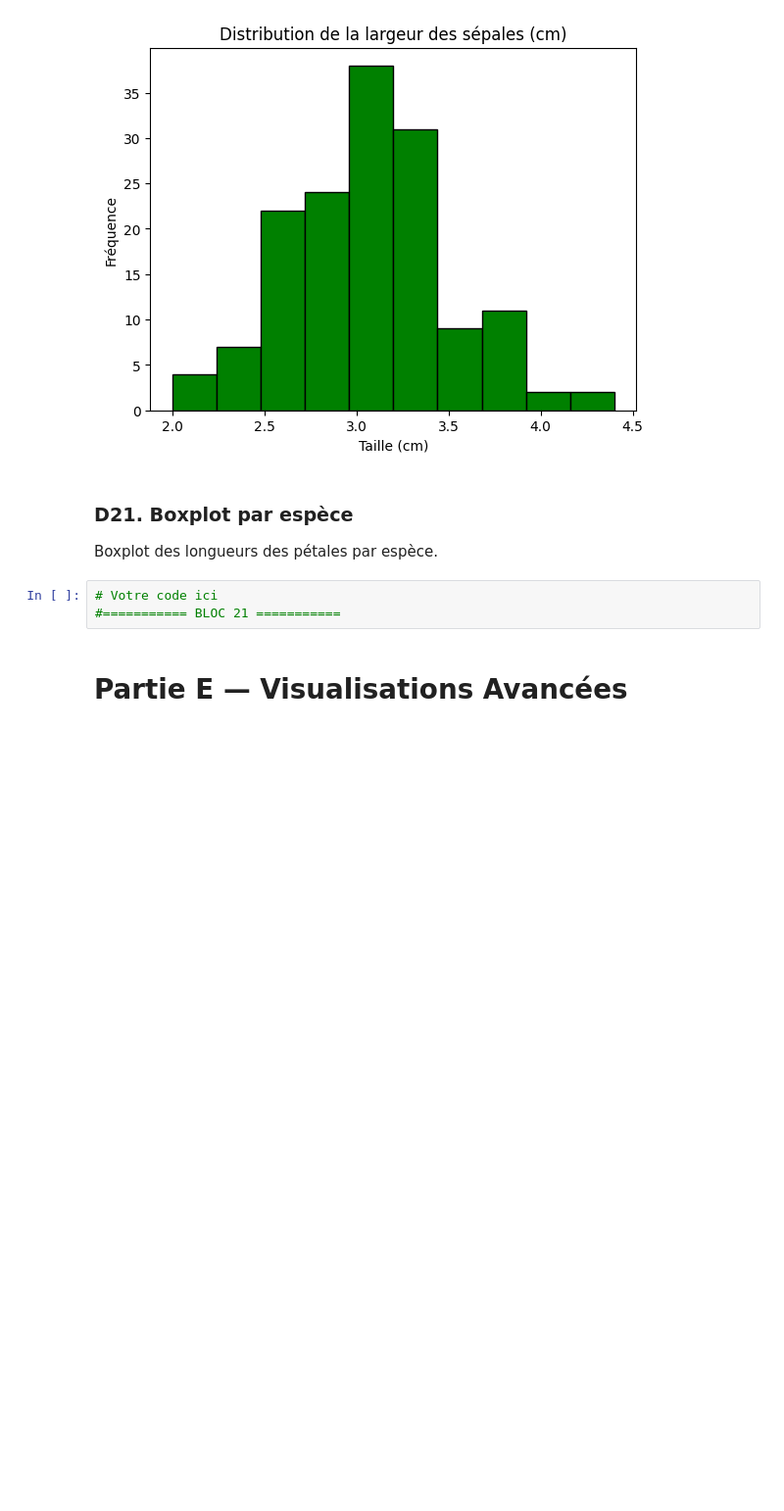
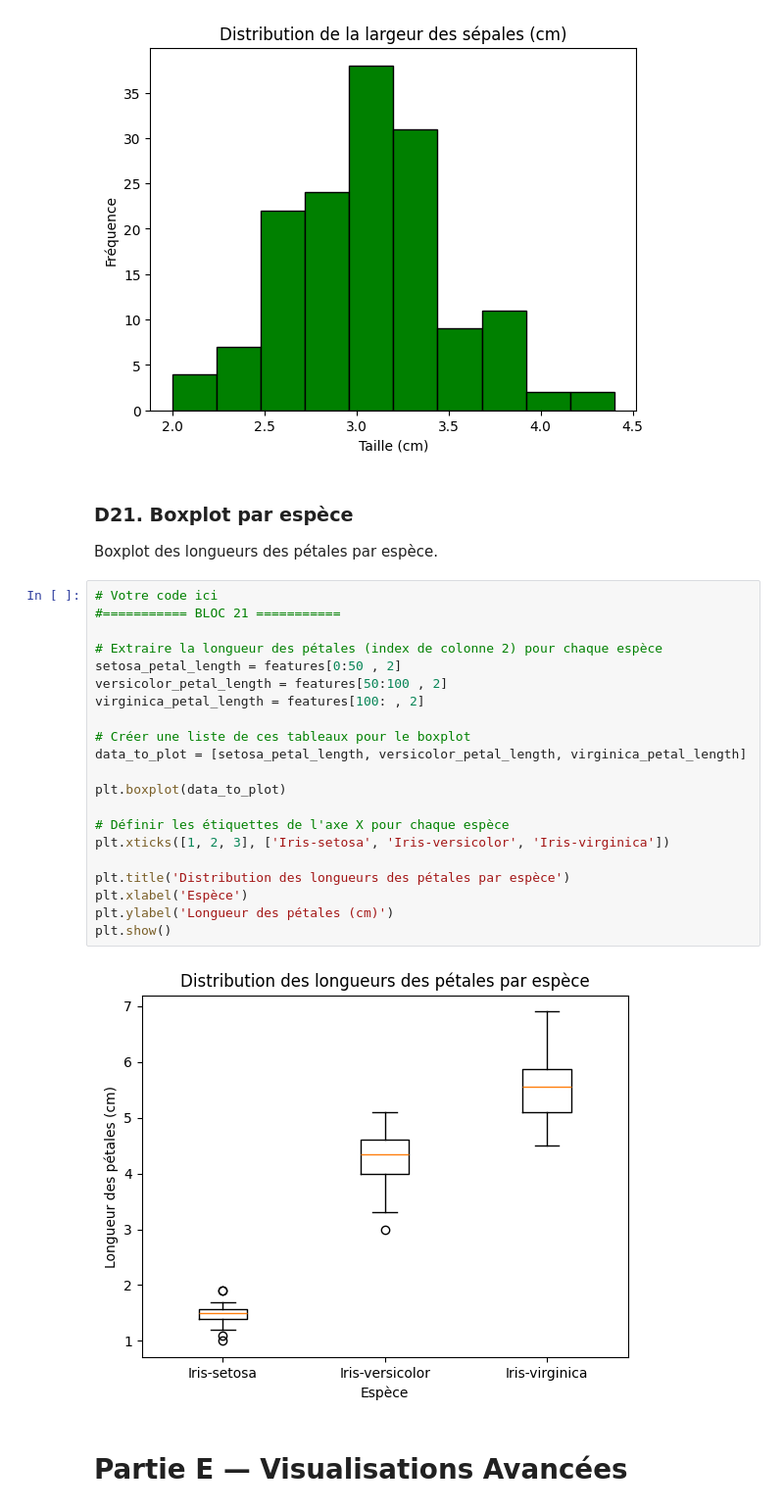
Before and after one commit to USMS-FPK-IA-GI-2025/controle-01-numpy-and-matplotlib-iris-Anam-Ayoub, a Jupyter notebook: notebooks/controle_numpy_matplotlib.ipynb, the cells around one changed output. Shown at 98% size. Cells and saved outputs as stored; diff of their text form; blank space fills up the shorter version.

Commit message:
BLOC 21 done (colab)

```diff
--- a/notebooks/controle_numpy_matplotlib.ipynb
+++ b/notebooks/controle_numpy_matplotlib.ipynb
@@ -376,9 +376,29 @@ plt.show()
 # %% [markdown]
 ### **D21. Boxplot par espèce**
 Boxplot des longueurs des pétales par espèce.
-# %%
-# Votre code ici
-#=========== BLOC 21 ===========
+# %%
+# Votre code ici
+#=========== BLOC 21 ===========
+
+# Extraire la longueur des pétales (index de colonne 2) pour chaque espèce
+setosa_petal_length = features[0:50 , 2]
+versicolor_petal_length = features[50:100 , 2]
+virginica_petal_length = features[100: , 2]
+
+# Créer une liste de ces tableaux pour le boxplot
+data_to_plot = [setosa_petal_length, versicolor_petal_length, virginica_petal_length]
+
+plt.boxplot(data_to_plot)
+
+# Définir les étiquettes de l'axe X pour chaque espèce
+plt.xticks([1, 2, 3], ['Iris-setosa', 'Iris-versicolor', 'Iris-virginica'])
+
+plt.title('Distribution des longueurs des pétales par espèce')
+plt.xlabel('Espèce')
+plt.ylabel('Longueur des pétales (cm)')
+plt.show()
+# %% [output]
+[figure, added]
 # %% [markdown]
 # **Partie E — Visualisations Avancées**
 # %% [markdown]
```
